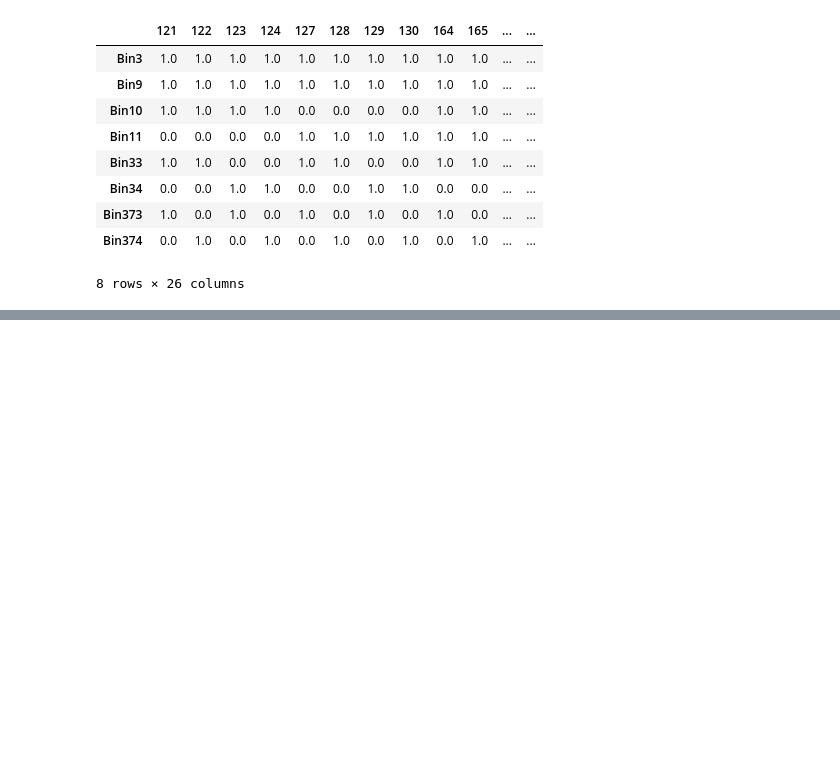
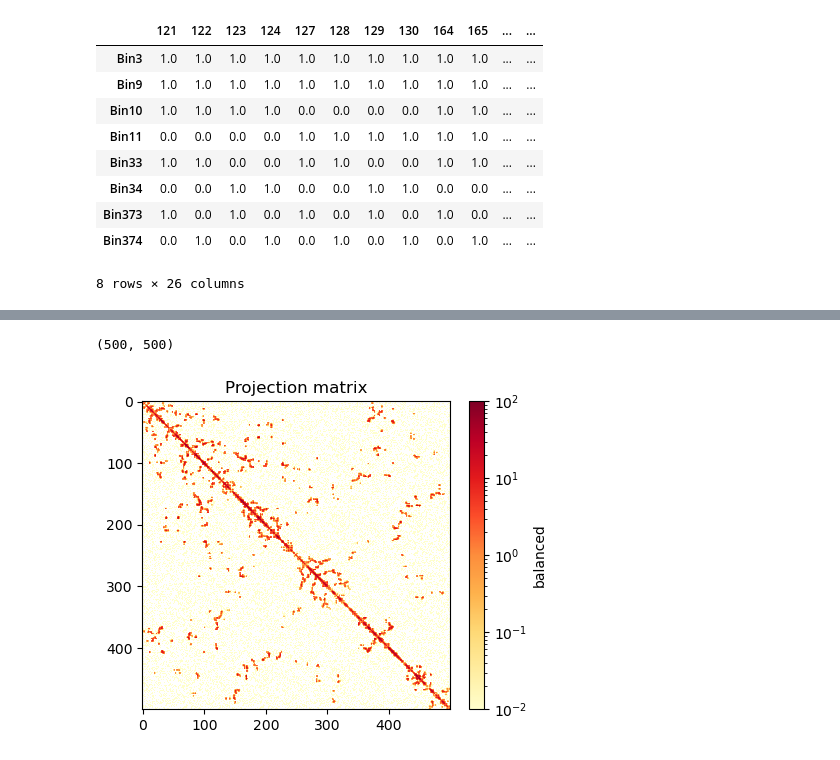
Before and after one commit to noush-joglekar/sporeC_prelim, a Jupyter notebook: scripts/jupyterNB/v1.generate_porec_readCategs_fromChains.ipynb, the cells around one changed output, grey strips where cells are left out. Drawn from its saved outputs; the diff is of its cells as text; code cells hidden in the pictures; blank space fills up the shorter version.

```diff
--- a/scripts/jupyterNB/v1.generate_porec_readCategs_fromChains.ipynb
+++ b/scripts/jupyterNB/v1.generate_porec_readCategs_fromChains.ipynb
@@ -228,4 +279,9 @@ roi_iDF.loc[~(roi_iDF==0).all(axis=1)]
 # %%
-newCols = [str(bInc_by5.columns[i])+"_"+str(round(ratios[i],2))
-           for i in range(bInc_by5.shape[1])]
-bInc_by5.columns = newCols
+# df.index = ["Bin"+str(i) for i in range(500)]
+
+# newCols = [str(df.columns[i])+"_"+str(round(ratios[i],2))
+#            for i in range(df.shape[1])]
+# df.columns = newCols
+
+ninety = [index for index, value in enumerate(ratios) if value > 0.9]
+subset_df = df.iloc[:,ninety]
@@ -297,0 +288,2 @@ defaultdict(list, {'A': [6, [0.67, 1.0, 1.0, 1.0, 0.5]], 'B': [[3, [0.8]]]})
+# %%
+hic_subset = makeHiC_fromInc(subset_df)
@@ -298,3 +319,16 @@ defaultdict(list, {'A': [6, [0.67, 1.0, 1.0, 1.0, 0.5]], 'B': [[3, [0.8]]]})
+# %%
+print(hic_subset.shape)
+
+import matplotlib.pyplot as plt
+from matplotlib.colors import LogNorm
+plt.figure(figsize=(6, 4))
+im = plt.imshow(hic_subset, cmap="YlOrRd",norm = LogNorm(vmax=10**2, vmin = 0.01)) #
+plt.colorbar(im, fraction=0.046, pad=0.04, label='balanced');
+plt.title("Projection matrix")
+plt.show()
+# %% [output]
+(500, 500)
+[figure, added]
 # %%
 ## Make multiple incDFs ? Or somehow save the ratio in a vector
 ## Make binned DF first
```
Also changed, not shown: parts of 20 cells of this notebook.
